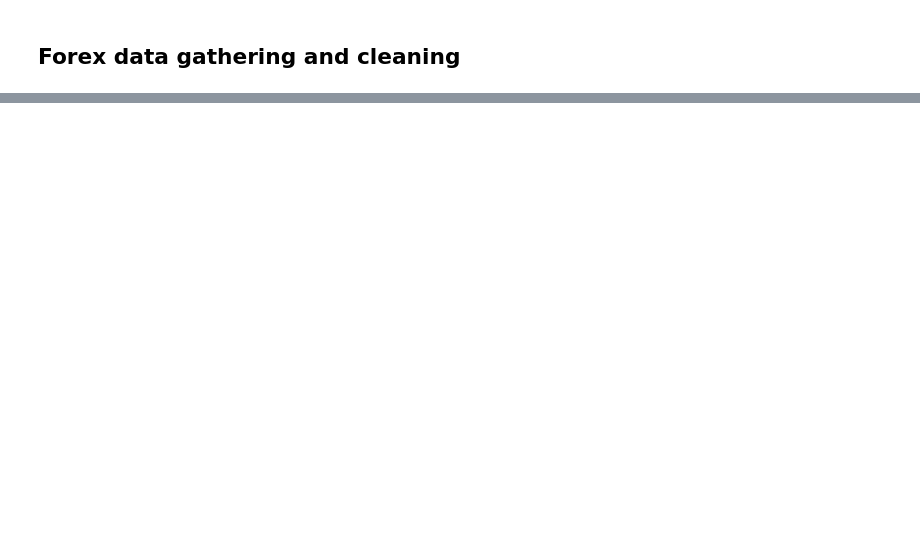
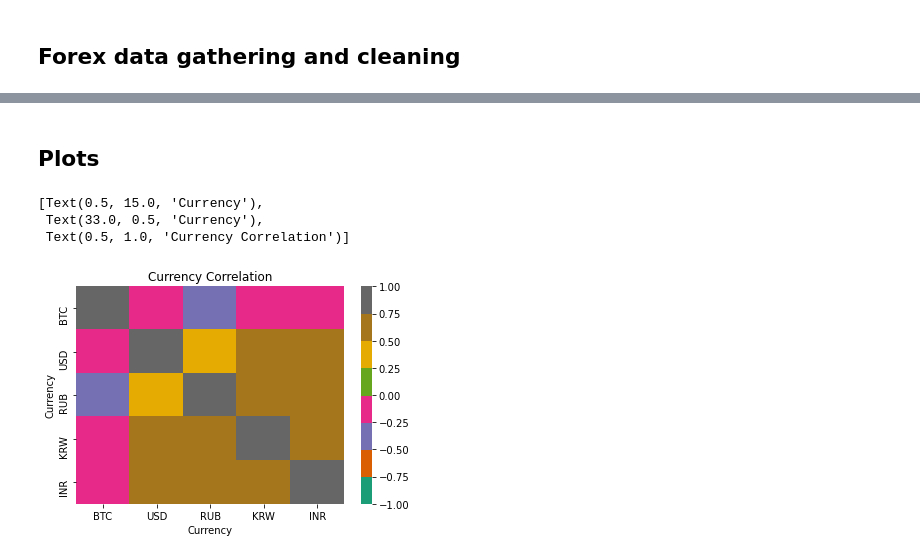
Before and after one commit to mdschulz1973/Planet_Express_IO, a Jupyter notebook: notebooks/AMeghani.ipynb, the cells around one changed output, grey strips where cells are left out. Cells and saved outputs as stored; diff of their text form; code cells hidden in the pictures; blank space fills up the shorter version.

Commit message:
plotted correlation and returns for BTC vs Forex

```diff
--- a/notebooks/AMeghani.ipynb
+++ b/notebooks/AMeghani.ipynb
@@ -68,0 +70,11 @@ forex_one_year_clean_dates.to_csv(f"..//data/forex_one_year_clean.csv", index =
+# %%
+# Slice the forex data to only include USD, RUB, KRW, and INR.
+forex_df_mini = forex_one_year_clean_dates.drop(["JPY", "GBP", "AUD", "CNY", "HKD"], axis = 1)
+# %%
+# Concat the 2 datadrames
+BTC_forex_df = pd.concat([BTC_df, forex_df_mini], axis= "columns", join= "inner")
+BTC_forex_df = BTC_forex_df.rename(columns = {'Close':'BTC'})
+# %%
+BTC_forex_df.sort_index(ascending=True, inplace= True)
+# %% [markdown]
+## Plots
@@ -68,0 +88,18 @@ forex_one_year_clean_dates.to_csv(f"..//data/forex_one_year_clean.csv", index =
+# %%
+# Daily Returns
+returns_daily = BTC_forex_df.pct_change().dropna()
+# %%
+# Correlation
+BTC_forex_corr = returns_daily.corr()
+
+# Correlation Heatmap
+BTC_forex_corr_plot = sns.heatmap(BTC_forex_corr, vmin = -1, vmax = 1, cmap = "Dark2")
+BTC_forex_corr_plot.set(
+    xlabel = "Currency",
+    ylabel = "Currency",
+    title = "Currency Correlation")
+# %% [output]
+[Text(0.5, 15.0, 'Currency'),
+ Text(33.0, 0.5, 'Currency'),
+ Text(0.5, 1.0, 'Currency Correlation')]
+[figure, added]
```
Also changed, not shown: parts of 11 cells of this notebook.
